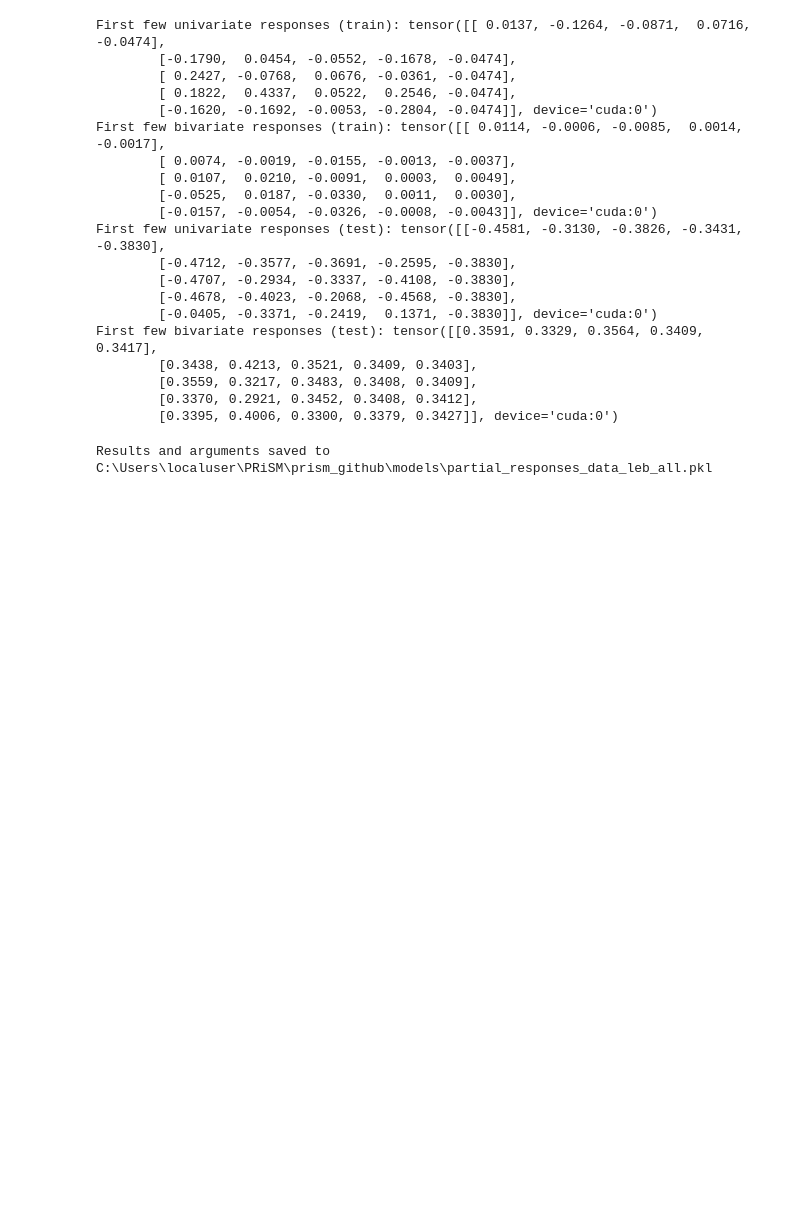
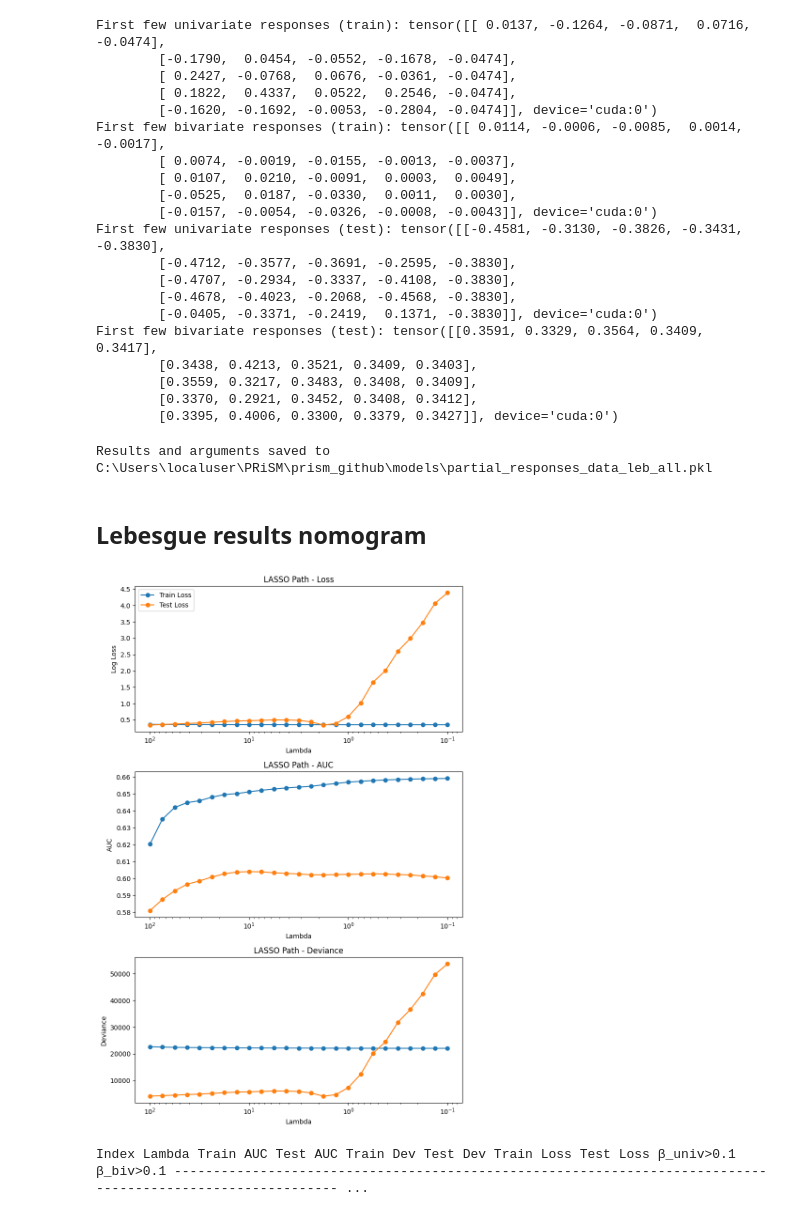
Before and after one commit to AIBCTS/PRiSM, a Jupyter notebook: notebooks/2.03-hpi-partialresponses-dev.ipynb, the cells around one changed output. Saved outputs shown, nothing was run; the diff lists cells and outputs as text; code cells hidden in the pictures; blank space fills up the shorter version.

Commit message:
gpu lebesgue notebook, cpu dirac notebook

```diff
--- a/notebooks/2.03-hpi-partialresponses-dev.ipynb
+++ b/notebooks/2.03-hpi-partialresponses-dev.ipynb
@@ -84,6 +87,20 @@ x_val = normalise(x_val0)
 x_train.hist(bins=20,figsize=(12,10));
 # %% [output]
 [figure]
+# %%
+feature_names = [
+    'don age',
+    'don isch time min',
+    'rec age yr',
+    'rec creat',
+    'rec infect 2wk',
+    'rec vent',
+    'rec sex',
+    'tx year',
+    'ICM',
+    'NICM',
+    'prior tx'
+]
 # %% [markdown]
 ## Load MLP
 # %%
@@ -437,3 +437,22 @@ filename_pr_leb_full = MODELS_DIR.joinpath('partial_responses_data_leb_all.pkl')
 save_partial_responses_results(x_train_tensor, x_test_tensor, mlp, pr_train_leb_full, pr_test_leb_full, bivariate_inputs_leb_full, 'lebesgue', device, filename=filename_pr_leb_full)
 # %% [output]
 Results and arguments saved to C:\Users\localuser\PRiSM\prism_github\models\partial_responses_data_leb_all.pkl
+# %% [markdown]
+## Lebesgue results nomogram
+# %%
+lasso_leb_full = lasso_results = lasso(
+    pr_train_leb_full,
+    pr_test_leb_full,
+    y_train,
+    y_test,
+    bivariate_inputs_leb_full,
+    feature_names=feature_names,
+    nlambda=25,
+    min_lambda=0.1,
+    max_lambda=100,
+    tol=1e-4,
+    batch_size=2
+)
+# %% [output]
+[figure, added]
+Index Lambda Train AUC Test AUC Train Dev Test Dev Train Loss Test Loss β_univ>0.1 β_biv>0.1 ----------------------------------------------------------------------------------------------------------- ...
```
Also changed, not shown: parts of 5 cells of this notebook, 4 other files.
